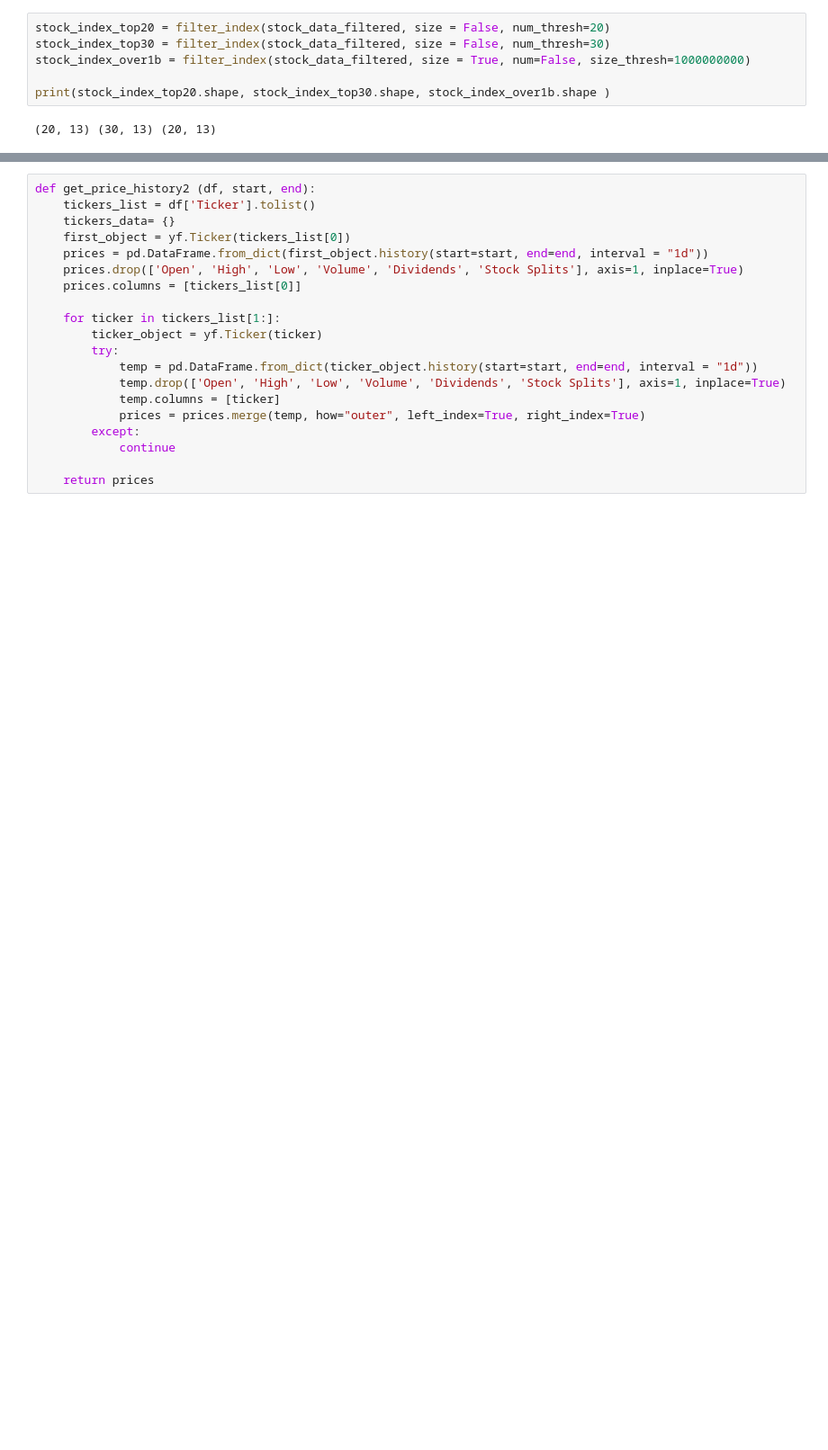
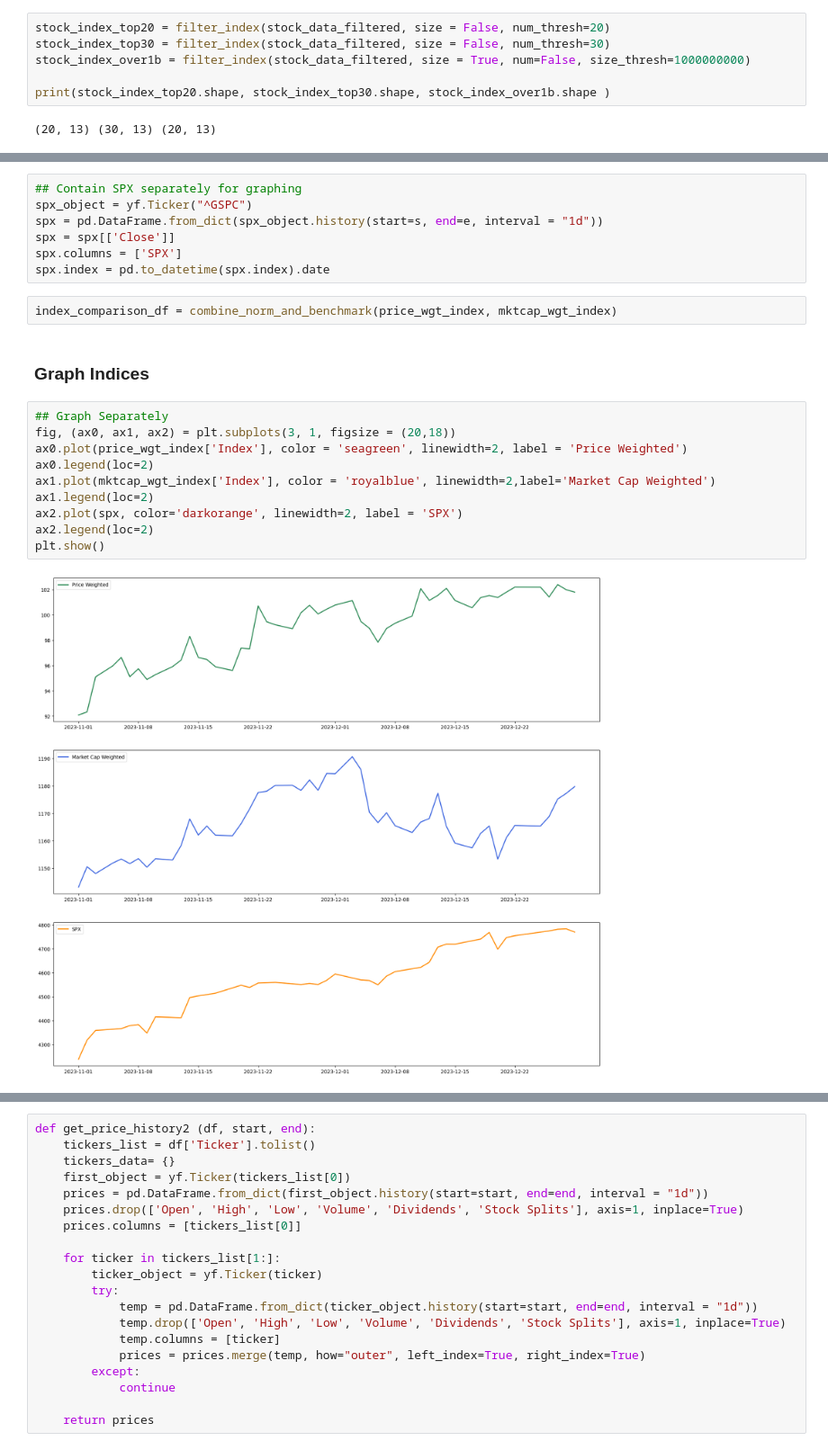
Before and after one commit to apenake/Certified_B_Corp_Index, a Jupyter notebook: Public B Corp Index with Currency Conversion.ipynb, the cells around one changed output, grey strips where cells are left out. Shown at 90% size. Drawn from its saved outputs; the diff is of its cells as text; blank space fills up the shorter version.

```diff
--- a/Public B Corp Index with Currency Conversion.ipynb
+++ b/Public B Corp Index with Currency Conversion.ipynb
@@ -778,0 +831,23 @@ calc_px_weighted_index(daily_px_USD)
+# %%
+## Contain SPX separately for graphing
+spx_object = yf.Ticker("^GSPC")
+spx = pd.DataFrame.from_dict(spx_object.history(start=s, end=e, interval = "1d"))
+spx = spx[['Close']]
+spx.columns = ['SPX']
+spx.index = pd.to_datetime(spx.index).date
+# %%
+index_comparison_df = combine_norm_and_benchmark(price_wgt_index, mktcap_wgt_index)
+# %% [markdown]
+### Graph Indices
+# %%
+## Graph Separately
+fig, (ax0, ax1, ax2) = plt.subplots(3, 1, figsize = (20,18))
+ax0.plot(price_wgt_index['Index'], color = 'seagreen', linewidth=2, label = 'Price Weighted')
+ax0.legend(loc=2)
+ax1.plot(mktcap_wgt_index['Index'], color = 'royalblue', linewidth=2,label='Market Cap Weighted')
+ax1.legend(loc=2)
+ax2.plot(spx, color='darkorange', linewidth=2, label = 'SPX')
+ax2.legend(loc=2)
+plt.show()
+# %% [output]
+[figure, added]
```
Also changed, not shown: parts of 62 cells of this notebook.
